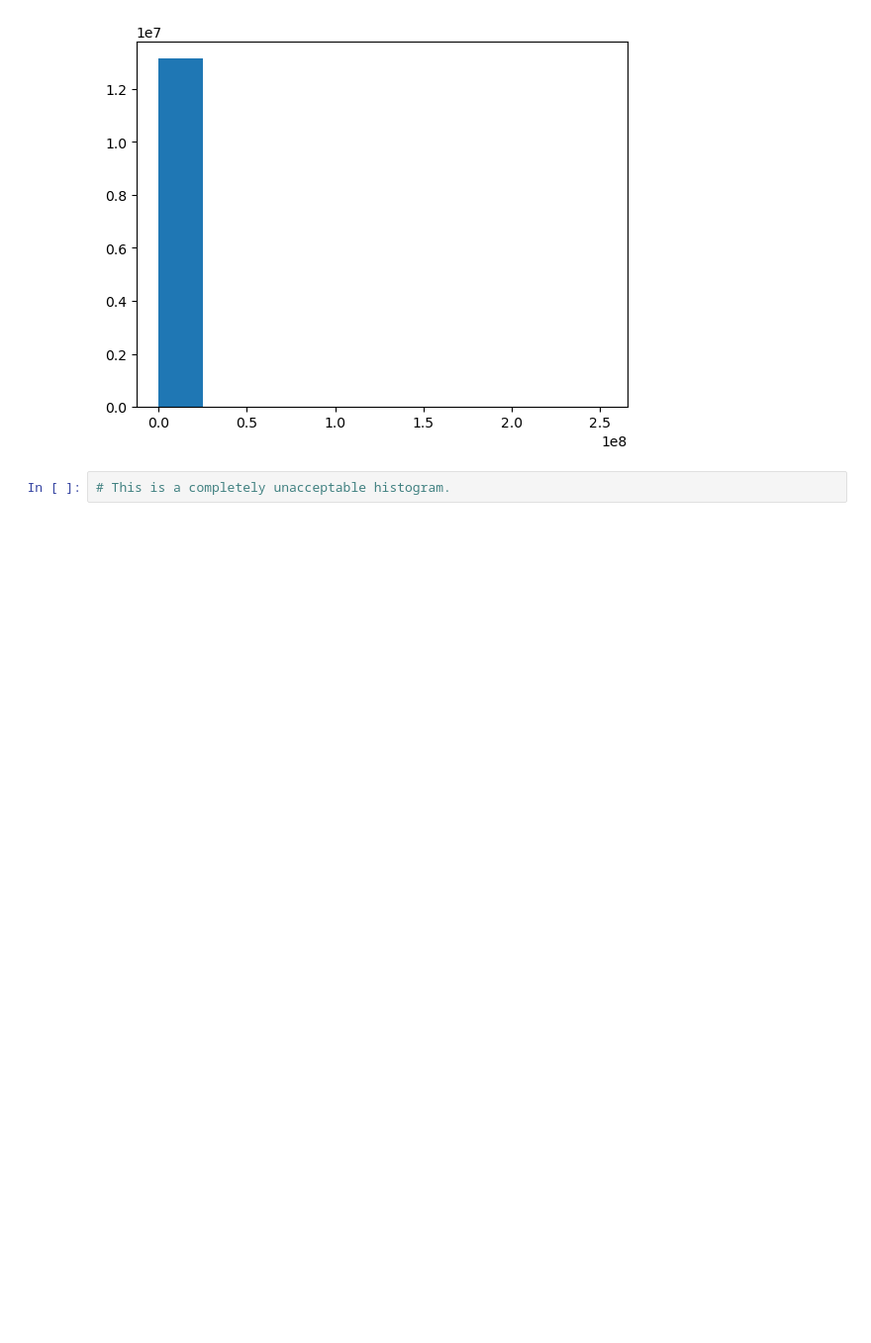
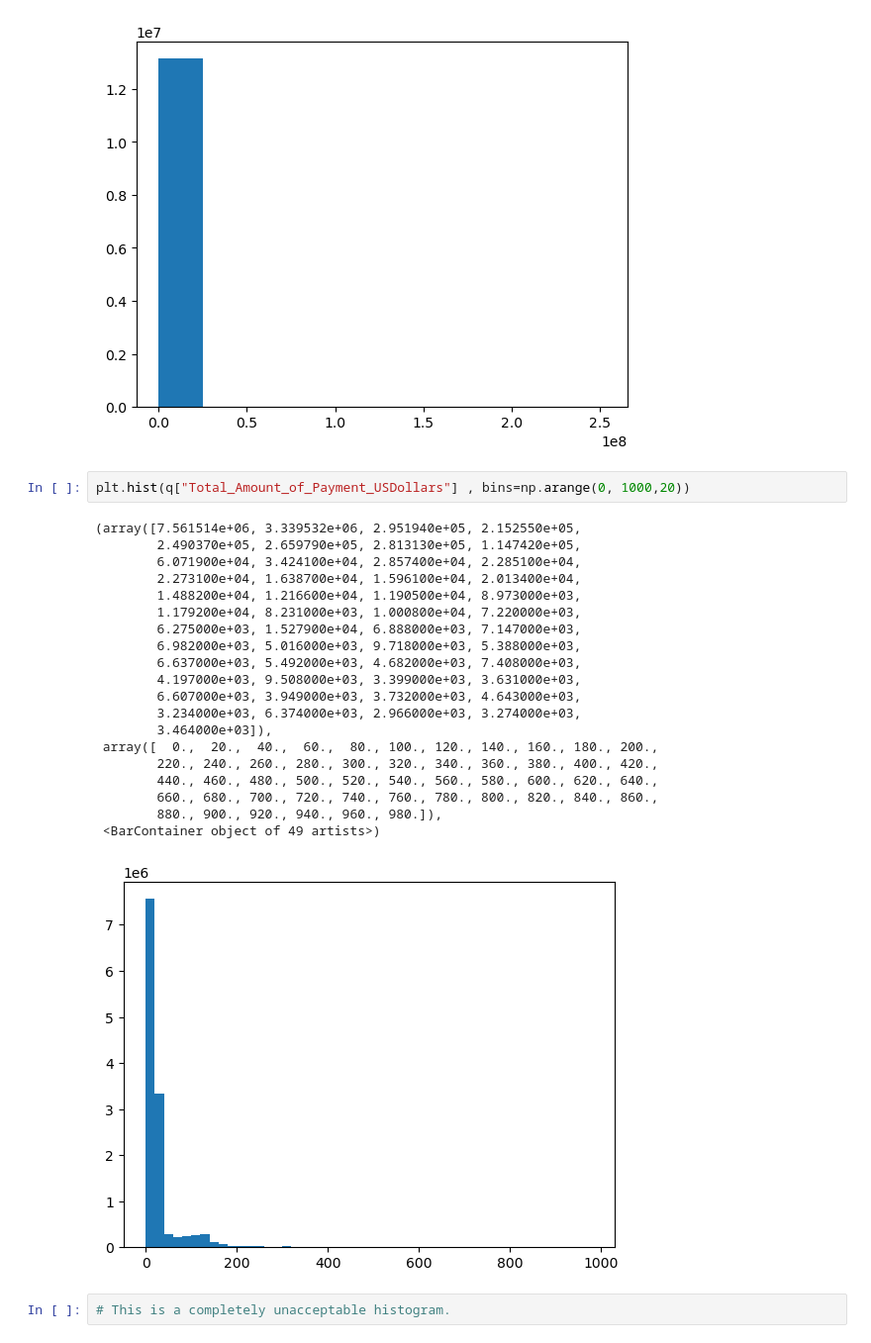
Before and after one commit to wltrimbl/uchicago-data227, a Jupyter notebook: notebooks/Loghistogram-openpayments.ipynb, the cells around one changed output. Shown at 99% size. Drawn from its saved outputs; the diff is of its cells as text; blank space fills up the shorter version.

```diff
--- a/notebooks/Loghistogram-openpayments.ipynb
+++ b/notebooks/Loghistogram-openpayments.ipynb
@@ -50,5 +64,28 @@ plt.hist(q["Total_Amount_of_Payment_USDollars"])
         2.02419535e+08, 2.27721977e+08, 2.53024419e+08]),
  <BarContainer object of 10 artists>)
 [figure]
+# %%
+plt.hist(q["Total_Amount_of_Payment_USDollars"] , bins=np.arange(0, 1000,20))
+# %% [output]
+(array([7.561514e+06, 3.339532e+06, 2.951940e+05, 2.152550e+05,
+        2.490370e+05, 2.659790e+05, 2.813130e+05, 1.147420e+05,
+        6.071900e+04, 3.424100e+04, 2.857400e+04, 2.285100e+04,
+        2.273100e+04, 1.638700e+04, 1.596100e+04, 2.013400e+04,
+        1.488200e+04, 1.216600e+04, 1.190500e+04, 8.973000e+03,
+        1.179200e+04, 8.231000e+03, 1.000800e+04, 7.220000e+03,
+        6.275000e+03, 1.527900e+04, 6.888000e+03, 7.147000e+03,
+        6.982000e+03, 5.016000e+03, 9.718000e+03, 5.388000e+03,
+        6.637000e+03, 5.492000e+03, 4.682000e+03, 7.408000e+03,
+        4.197000e+03, 9.508000e+03, 3.399000e+03, 3.631000e+03,
+        6.607000e+03, 3.949000e+03, 3.732000e+03, 4.643000e+03,
+        3.234000e+03, 6.374000e+03, 2.966000e+03, 3.274000e+03,
+        3.464000e+03]),
+ array([  0.,  20.,  40.,  60.,  80., 100., 120., 140., 160., 180., 200.,
+        220., 240., 260., 280., 300., 320., 340., 360., 380., 400., 420.,
+        440., 460., 480., 500., 520., 540., 560., 580., 600., 620., 640.,
+        660., 680., 700., 720., 740., 760., 780., 800., 820., 840., 860.,
+        880., 900., 920., 940., 960., 980.]),
+ <BarContainer object of 49 artists>)
+[figure, added]
 # %%
 # This is a completely unacceptable histogram.
```
Also changed, not shown: parts of 15 cells of this notebook.
